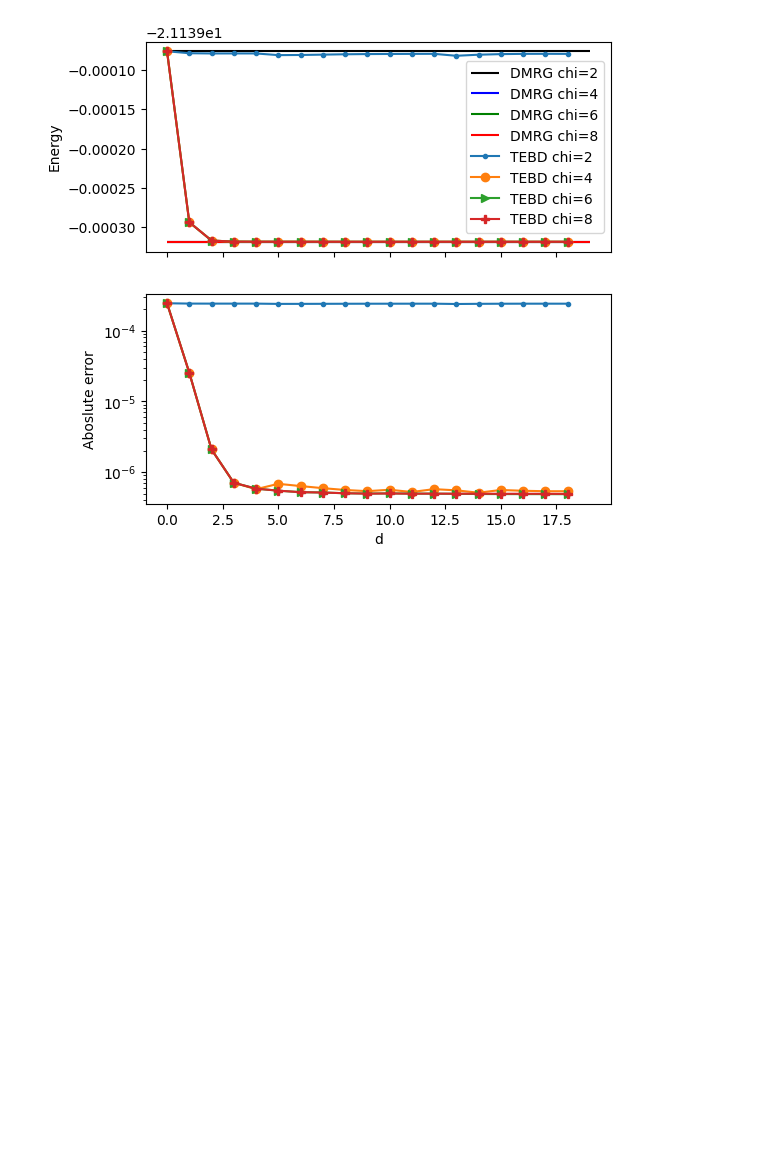
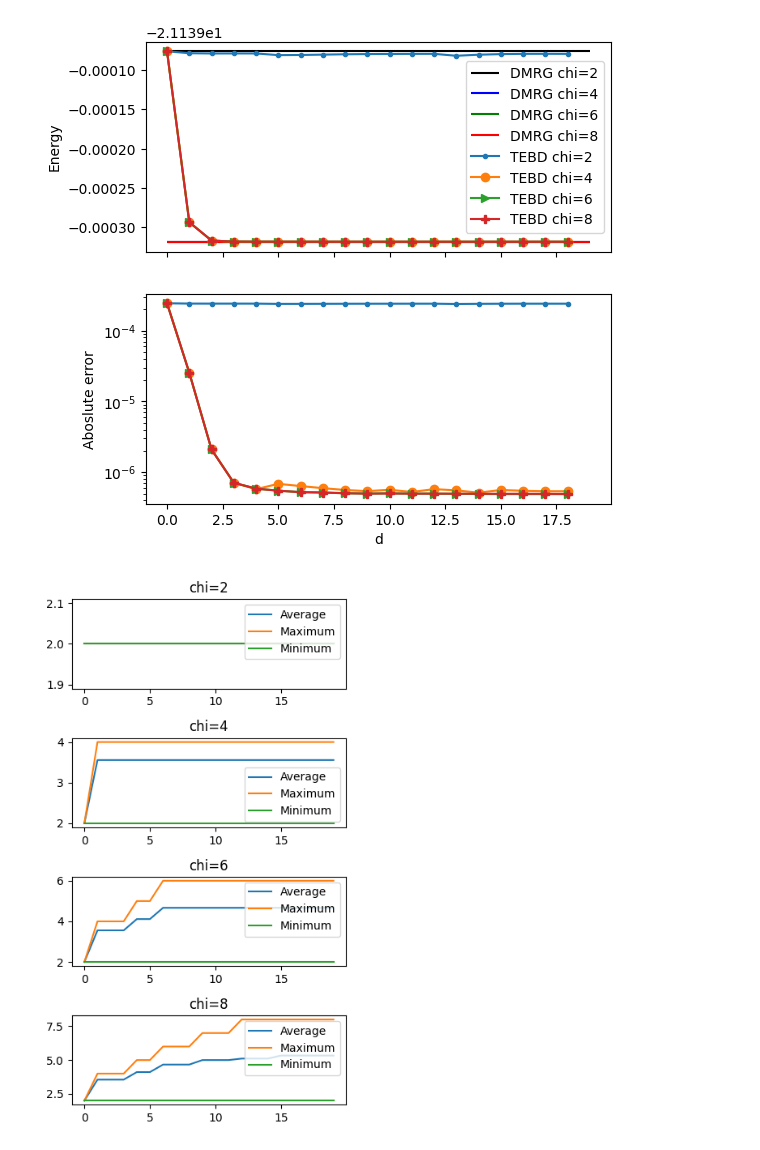
Before and after one commit to bdalfavero/RealTimeKrylov, a Jupyter notebook: tfim_quimb.ipynb, the cells around one changed output. Saved outputs shown, nothing was run; the diff lists cells and outputs as text; code cells hidden in the pictures; blank space fills up the shorter version.

```diff
--- a/tfim_quimb.ipynb
+++ b/tfim_quimb.ipynb
@@ -88,8 +88,11 @@ ev_circuit_transpiled = qiskit.transpile(ev_circuit)
 # %%
 krylov_energies = np.zeros((len(bond_dims), d-1), dtype=float)
 ref_state = dmrg_ground_states[0].copy()
+bond_sizes = np.zeros((len(bond_dims), d, len(ham_mpo.tensors) - 1), dtype=int)
 for i, chi in enumerate(bond_dims):
     states = get_evolved_states(ev_circuit_transpiled, ref_state, d, chi, None)
+    for j, state in enumerate(states):
+        bond_sizes[i, j, :] = state.bond_sizes()
     h, s = fill_subspace_matrices_mps(states, ham_mpo)
     energies, num_kept = energy_vs_d(h, s, method="threshold", eps=eps)
     krylov_energies[i, :] = energies
@@ -111,3 +114,18 @@ ax[1].set_xlabel("d")
 ax[1].set_yscale("log")
 # %% [output]
 [figure]
+# %%
+bond_dim_avg = np.average(bond_sizes, axis=2)
+bond_dim_max = np.max(bond_sizes, axis=2)
+bond_dim_min = np.min(bond_sizes, axis=2)
+
+fig2, ax2 = plt.subplots(len(bond_dims), figsize=(4, 7))
+for i, chi in enumerate(bond_dims):
+    ax2[i].plot(bond_dim_avg[i, :], label="Average")
+    ax2[i].plot(bond_dim_max[i, :], label="Maximum")
+    ax2[i].plot(bond_dim_min[i, :], label="Minimum")
+    ax2[i].legend()
+    ax2[i].set_title(f"chi={chi}")
+fig2.tight_layout()
+# %% [output]
+[figure, added]
```
Also changed, not shown: parts of 1 cell of this notebook, 4 other files.
